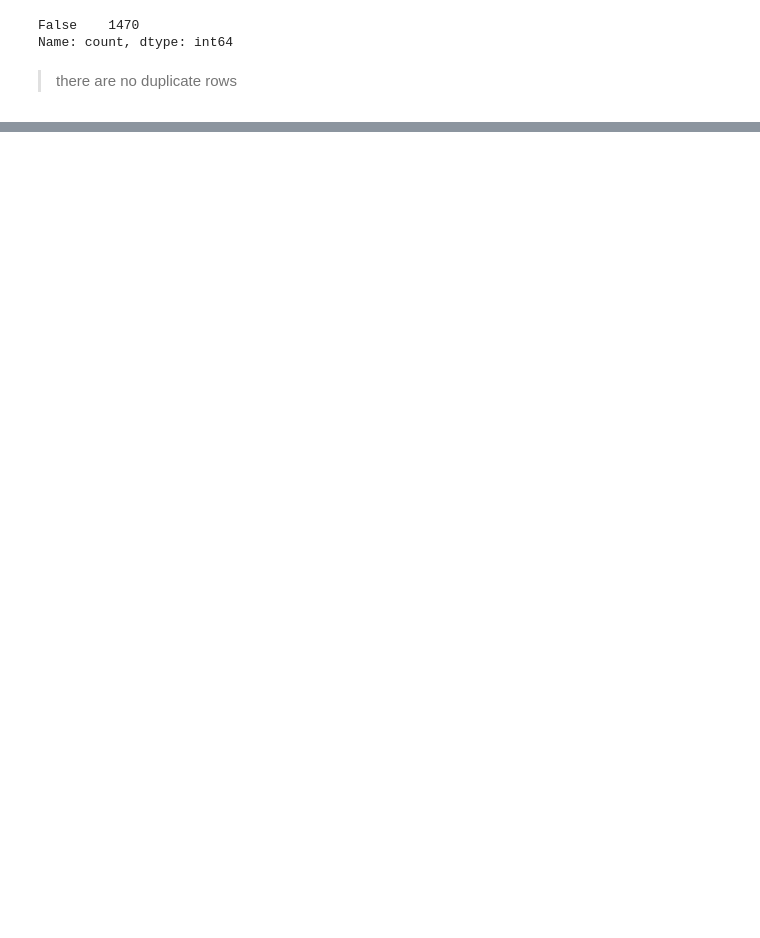
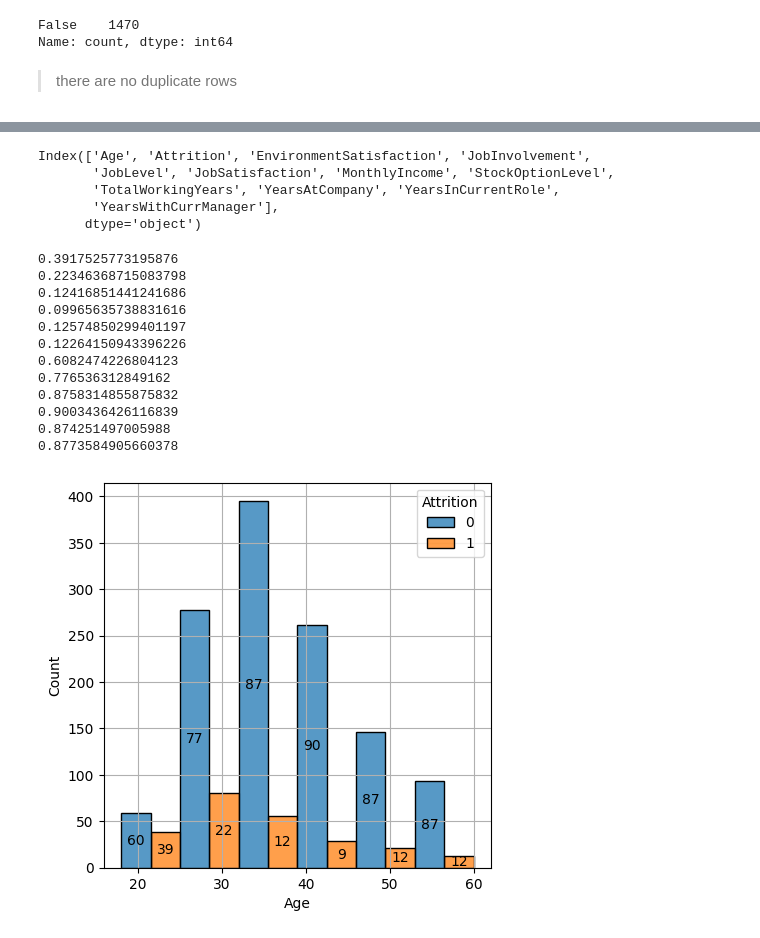
Before and after one commit to ABHISHEK-K-M-775/Employee-Attrition-Prediction, a Jupyter notebook: notebook/analysis.ipynb, the cells around one changed output, grey strips where cells are left out. Cells and saved outputs as stored; diff of their text form; code cells hidden in the pictures; blank space fills up the shorter version.

```diff
--- a/notebook/analysis.ipynb
+++ b/notebook/analysis.ipynb
@@ -118,3 +120,5 @@ False    1470
 Name: count, dtype: int64
 # %% [markdown]
 >there are no duplicate rows
+# %%
+df['Attrition']=df['Attrition'].map({'Yes':1,'No':0})
@@ -120,0 +145,41 @@ Name: count, dtype: int64
+# %%
+high_corr_coll=df.select_dtypes(include='number').corr()['Attrition']
+high_corr_coll=high_corr_coll[abs(high_corr_coll)>0.1].index
+high_corr_coll
+# %% [output]
+Index(['Age', 'Attrition', 'EnvironmentSatisfaction', 'JobInvolvement',
+       'JobLevel', 'JobSatisfaction', 'MonthlyIncome', 'StockOptionLevel',
+       'TotalWorkingYears', 'YearsAtCompany', 'YearsInCurrentRole',
+       'YearsWithCurrManager'],
+      dtype='object')
+# %%
+plt.figure(figsize=(5,5))
+ax=sns.histplot(x='Age',data=df,hue='Attrition',bins=bin,multiple='dodge')
+ax.grid()
+for i,p in enumerate(ax.patches):
+    for j,q in enumerate(ax.patches):
+        if (i+bin)==j:
+            total=p.get_height()+q.get_height()
+        elif (j+bin)==i:
+            total=p.get_height()+q.get_height()
+            # print(total)
+
+        # extra code can be inserted to convert numbers to Percentage
+    height=p.get_height()
+    print(height/total)
+    if(height>0):
+        ax.annotate(int((height/total)*100),((p.get_x()+p.get_width()/2),height/2),ha='center',va='center')
+# %% [output]
+0.3917525773195876
+0.22346368715083798
+0.12416851441241686
+0.09965635738831616
+0.12574850299401197
+0.12264150943396226
+0.6082474226804123
+0.776536312849162
+0.8758314855875832
+0.9003436426116839
+0.874251497005988
+0.8773584905660378
+[figure, added]
```
Also changed, not shown: parts of 30 cells of this notebook.
